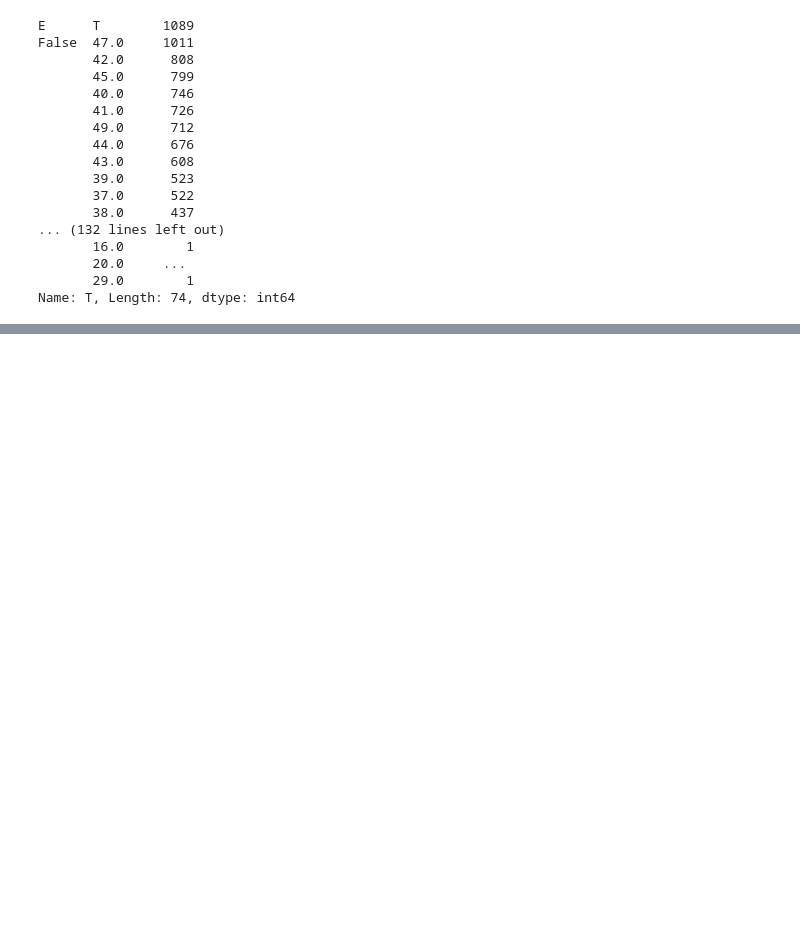
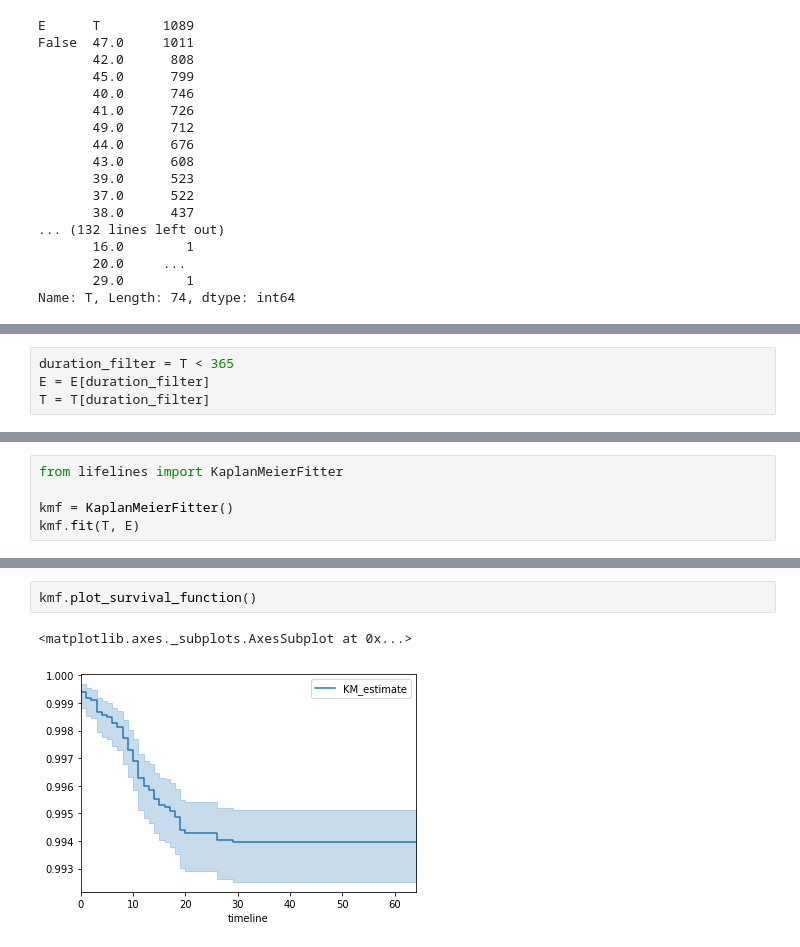
Before and after one commit to deepyaman/inauditus, a Jupyter notebook: notebooks/Outside Hubei.ipynb, the cells around one changed output, grey strips where cells are left out. Saved outputs shown, nothing was run; the diff lists cells and outputs as text; blank space fills up the shorter version.

Commit message:
Drop long durations/analyze survival outside Hubei

```diff
--- a/notebooks/Outside Hubei.ipynb
+++ b/notebooks/Outside Hubei.ipynb
@@ -171,0 +176,4 @@ Name: T, Length: 74, dtype: int64
+# %%
+duration_filter = T < 365
+E = E[duration_filter]
+T = T[duration_filter]
@@ -171,0 +182,5 @@ Name: T, Length: 74, dtype: int64
+# %%
+from lifelines import KaplanMeierFitter
+
+kmf = KaplanMeierFitter()
+kmf.fit(T, E)
@@ -171,0 +224,5 @@ Name: T, Length: 74, dtype: int64
+# %%
+kmf.plot_survival_function()
+# %% [output]
+<matplotlib.axes._subplots.AxesSubplot at 0x...>
+[figure, added]
```
Also changed, not shown: parts of 6 cells of this notebook, 1 other file.
